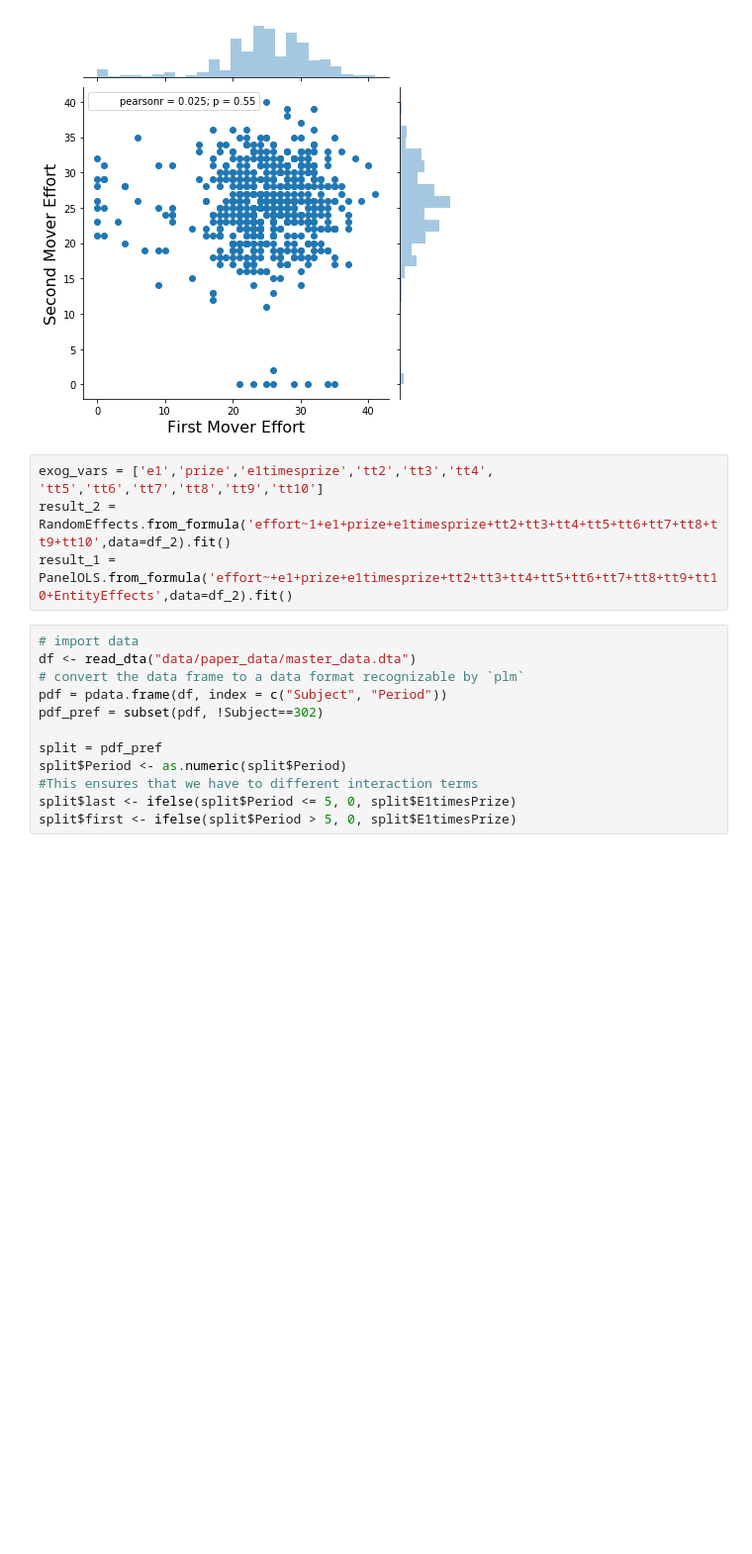
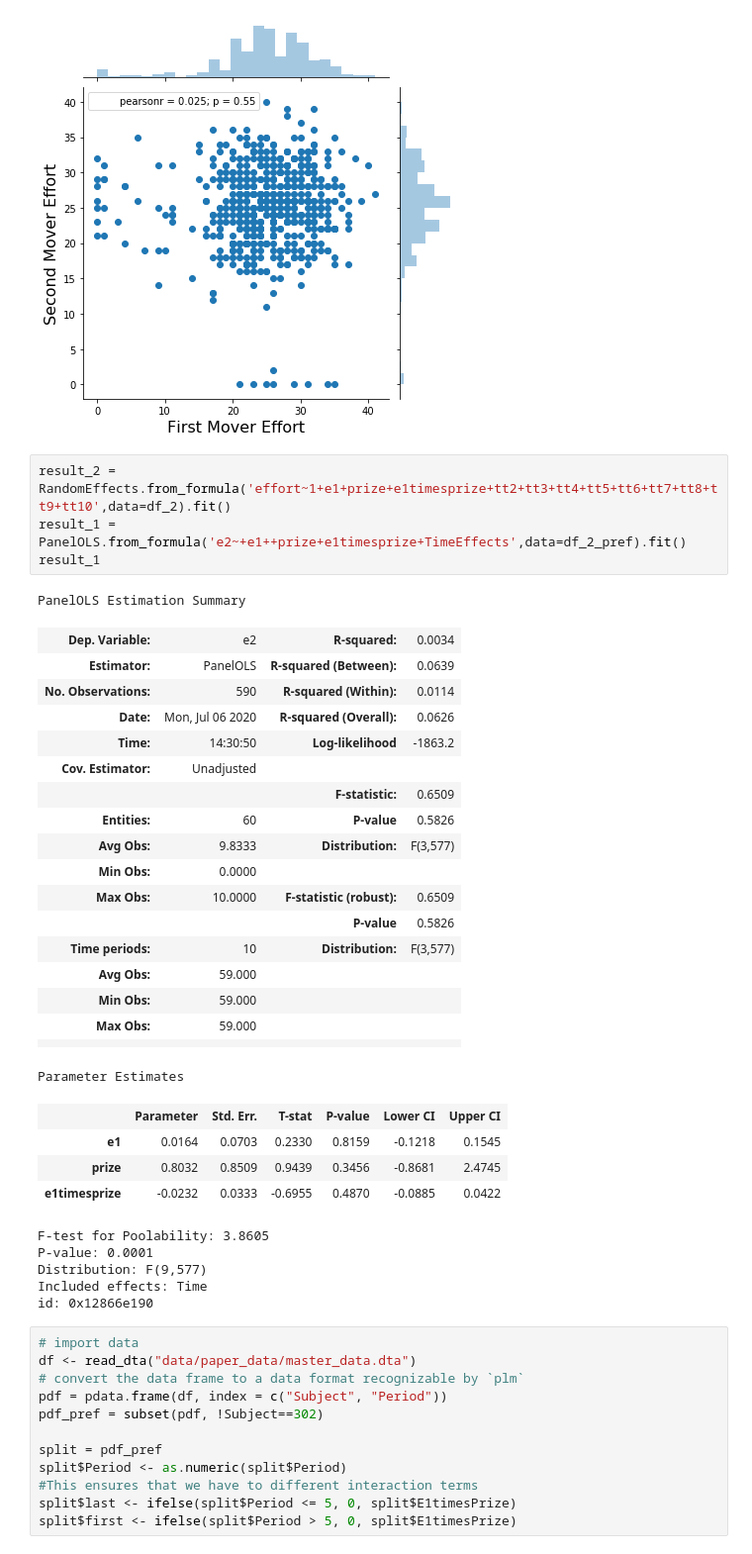
Before and after one commit to VincentSelz/microeconometrics-course-project-VincentSelz, a Jupyter notebook: Project-VincentSelz.ipynb, the cells around one changed output. Shown at 99% size. Saved outputs shown, nothing was run; the diff lists cells and outputs as text; blank space fills up the shorter version.

```diff
--- a/Project-VincentSelz.ipynb
+++ b/Project-VincentSelz.ipynb
@@ -101,9 +112,38 @@ joint_effort(df_2_pref)
 <seaborn.axisgrid.JointGrid at 0x...>
 [figure]
 # %%
-exog_vars = ['e1','prize','e1timesprize','tt2','tt3','tt4', 'tt5','tt6','tt7','tt8','tt9','tt10']
 result_2 = RandomEffects.from_formula('effort~1+e1+prize+e1timesprize+tt2+tt3+tt4+tt5+tt6+tt7+tt8+tt9+tt10',data=df_2).fit()
-result_1 = PanelOLS.from_formula('effort~+e1+prize+e1timesprize+tt2+tt3+tt4+tt5+tt6+tt7+tt8+tt9+tt10+EntityEffects',data=df_2).fit()
+result_1 = PanelOLS.from_formula('e2~+e1++prize+e1timesprize+TimeEffects',data=df_2_pref).fit()
+result_1
+# %% [output]
+PanelOLS Estimation Summary
+| Dep. Variable: | e2 | R-squared: | 0.0034 |
+| Estimator: | PanelOLS | R-squared (Between): | 0.0639 |
+| No. Observations: | 590 | R-squared (Within): | 0.0114 |
+| Date: | Mon, Jul 06 2020 | R-squared (Overall): | 0.0626 |
+| Time: | 14:30:50 | Log-likelihood | -1863.2 |
+| Cov. Estimator: | Unadjusted |  |  |
+|  |  | F-statistic: | 0.6509 |
+| Entities: | 60 | P-value | 0.5826 |
+| Avg Obs: | 9.8333 | Distribution: | F(3,577) |
+| Min Obs: | 0.0000 |  |  |
+| Max Obs: | 10.0000 | F-statistic (robust): | 0.6509 |
+|  |  | P-value | 0.5826 |
+| Time periods: | 10 | Distribution: | F(3,577) |
+| Avg Obs: | 59.000 |  |  |
+| Min Obs: | 59.000 |  |  |
+| Max Obs: | 59.000 |  |  |
+|  |  |  |  |
+Parameter Estimates
+|  | Parameter | Std. Err. | T-stat | P-value | Lower CI | Upper CI |
+| e1 | 0.0164 | 0.0703 | 0.2330 | 0.8159 | -0.1218 | 0.1545 |
+| prize | 0.8032 | 0.8509 | 0.9439 | 0.3456 | -0.8681 | 2.4745 |
+| e1timesprize | -0.0232 | 0.0333 | -0.6955 | 0.4870 | -0.0885 | 0.0422 |
+F-test for Poolability: 3.8605
+P-value: 0.0001
+Distribution: F(9,577)
+Included effects: Time
+id: 0x12866e190
 # %%
 # import data
 df <- read_dta("data/paper_data/master_data.dta")
```
Also changed, not shown: parts of 15 cells of this notebook.
